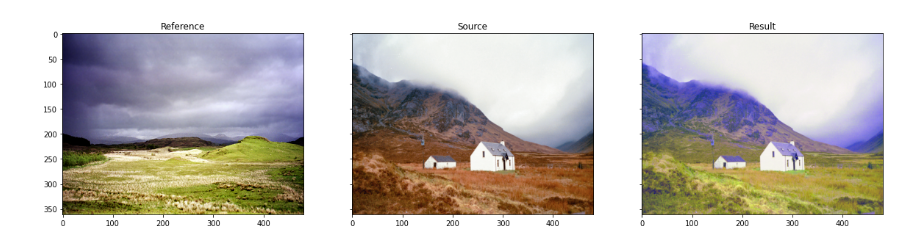
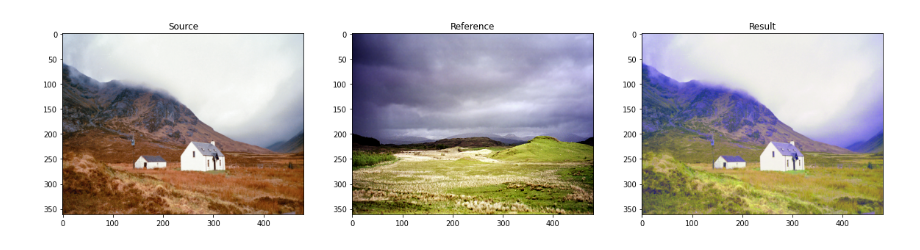
Before and after one commit to hahnec/color-matcher, a Jupyter notebook: 01_api_demo.ipynb, the cells around one changed output. Cells and saved outputs as stored; diff of their text form; code cells hidden in the pictures.

Commit message:
style(nb): flip source and reference images in plot

```diff
--- a/01_api_demo.ipynb
+++ b/01_api_demo.ipynb
@@ -16,14 +16,14 @@ img_res = Normalizer(img_res).uint8_norm()
 # %%
 import matplotlib.pyplot as plt
 
 %matplotlib inline
 f, (ax1, ax2, ax3) = plt.subplots(1, 3, figsize=(20, 10))
-ax1.imshow(img_ref)
-ax1.set_title("Reference")
-ax2.imshow(img_src)
-ax2.set_title("Source")
+ax1.imshow(img_src)
+ax1.set_title("Source")
+ax2.imshow(img_ref)
+ax2.set_title("Reference")
 ax3.imshow(img_res)
 ax3.set_title("Result")
 plt.show()
 # %% [output]
-[figure, old version]
+[figure, new version]
```
